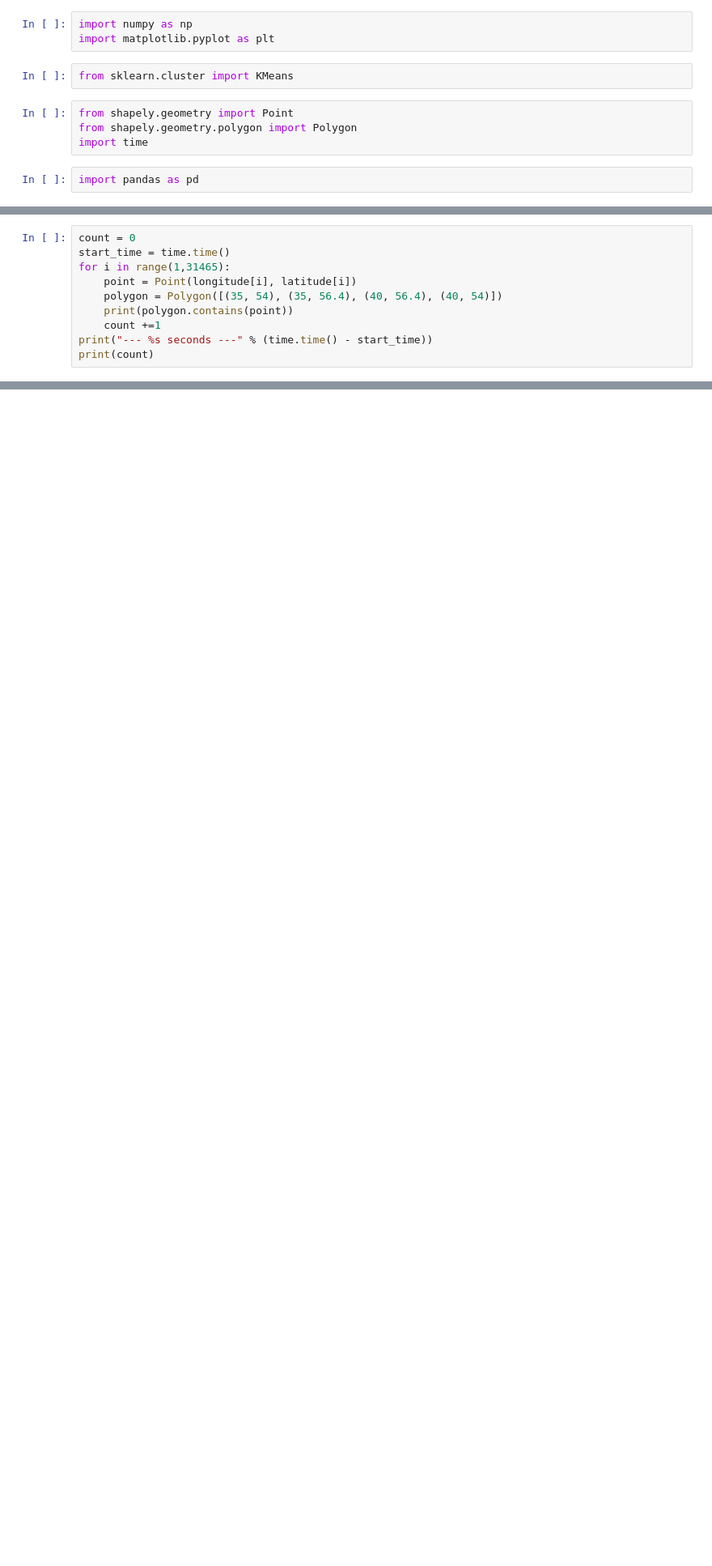
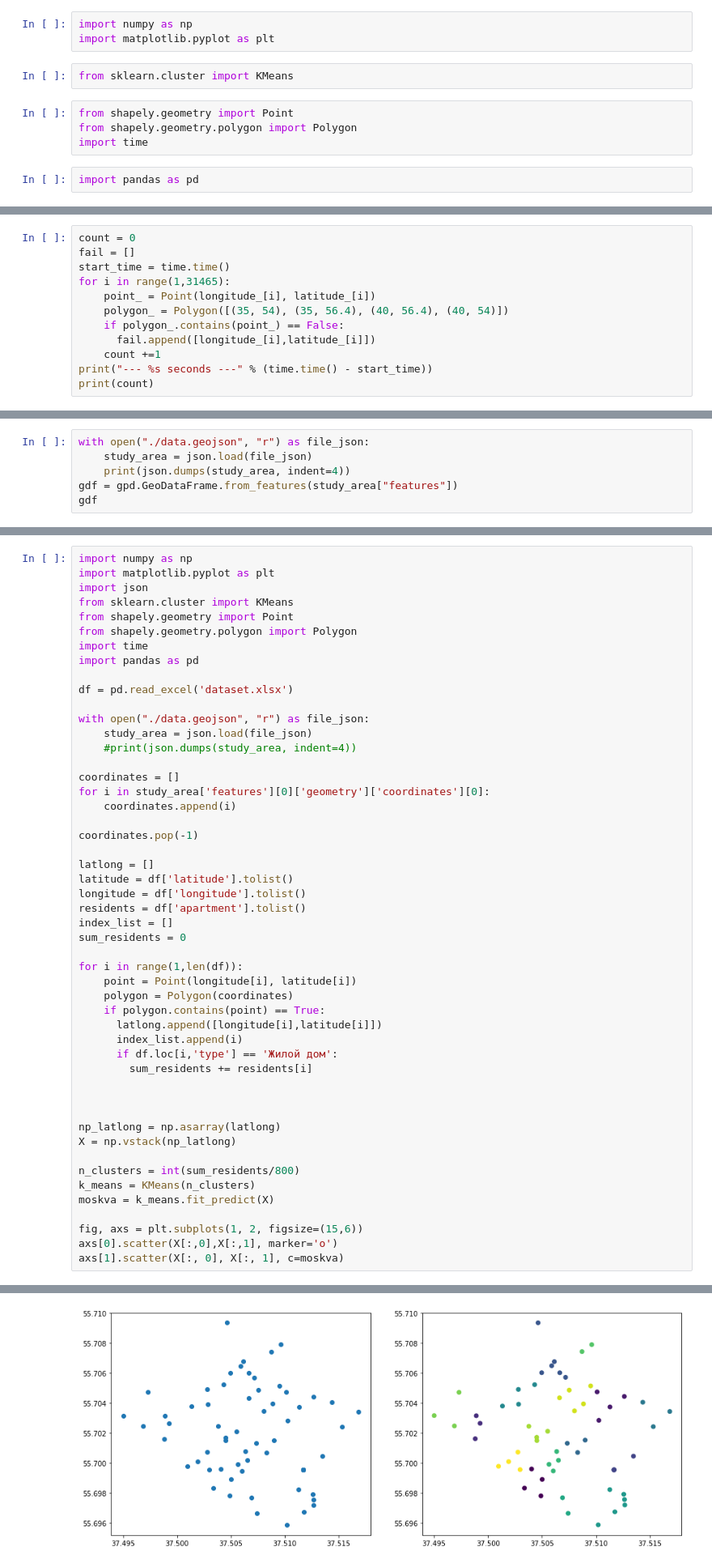
Before and after one commit to LIvanoff/moscow_clusters, a Jupyter notebook: moscow_clusters.ipynb, the cells around one changed output, grey strips where cells are left out. Shown at 81% size. Drawn from its saved outputs; the diff is of its cells as text; blank space fills up the shorter version.

```diff
--- a/moscow_clusters.ipynb
+++ b/moscow_clusters.ipynb
@@ -53,10 +38,12 @@ plt.scatter(X[:,0],X[:,1], marker='o')
 # %%
 count = 0
+fail = []
 start_time = time.time()
 for i in range(1,31465):
-    point = Point(longitude[i], latitude[i])
-    polygon = Polygon([(35, 54), (35, 56.4), (40, 56.4), (40, 54)])
-    print(polygon.contains(point))
+    point_ = Point(longitude_[i], latitude_[i])
+    polygon_ = Polygon([(35, 54), (35, 56.4), (40, 56.4), (40, 54)])
+    if polygon_.contains(point_) == False:
+      fail.append([longitude_[i],latitude_[i]])
     count +=1
 print("--- %s seconds ---" % (time.time() - start_time))
 print(count)
@@ -74,0 +106,6 @@ plt.show()
+# %%
+with open("./data.geojson", "r") as file_json:
+    study_area = json.load(file_json)
+    print(json.dumps(study_area, indent=4))
+gdf = gpd.GeoDataFrame.from_features(study_area["features"])
+gdf
@@ -74,0 +132,51 @@ plt.show()
+# %%
+import numpy as np
+import matplotlib.pyplot as plt
+import json
+from sklearn.cluster import KMeans
+from shapely.geometry import Point
+from shapely.geometry.polygon import Polygon
+import time
+import pandas as pd
+
+df = pd.read_excel('dataset.xlsx')
+
+with open("./data.geojson", "r") as file_json:
+    study_area = json.load(file_json)
+    #print(json.dumps(study_area, indent=4))
+
+coordinates = []
+for i in study_area['features'][0]['geometry']['coordinates'][0]:
+    coordinates.append(i)
+
+coordinates.pop(-1)
+
+latlong = []
+latitude = df['latitude'].tolist()
+longitude = df['longitude'].tolist()
+residents = df['apartment'].tolist()
+index_list = []
+sum_residents = 0
+
+for i in range(1,len(df)):
+    point = Point(longitude[i], latitude[i])
+    polygon = Polygon(coordinates)
+    if polygon.contains(point) == True:
+      latlong.append([longitude[i],latitude[i]])
+      index_list.append(i)
+      if df.loc[i,'type'] == 'Жилой дом':
+        sum_residents += residents[i]
+
+
+
+np_latlong = np.asarray(latlong)
+X = np.vstack(np_latlong)
+
+n_clusters = int(sum_residents/800)
+k_means = KMeans(n_clusters)
+moskva = k_means.fit_predict(X)
+
+fig, axs = plt.subplots(1, 2, figsize=(15,6))
+axs[0].scatter(X[:,0],X[:,1], marker='o')
+axs[1].scatter(X[:, 0], X[:, 1], c=moskva)
+# %% [output]
@@ -74,0 +184 @@ plt.show()
+[figure, added]
```
Also changed, not shown: parts of 34 cells of this notebook.
